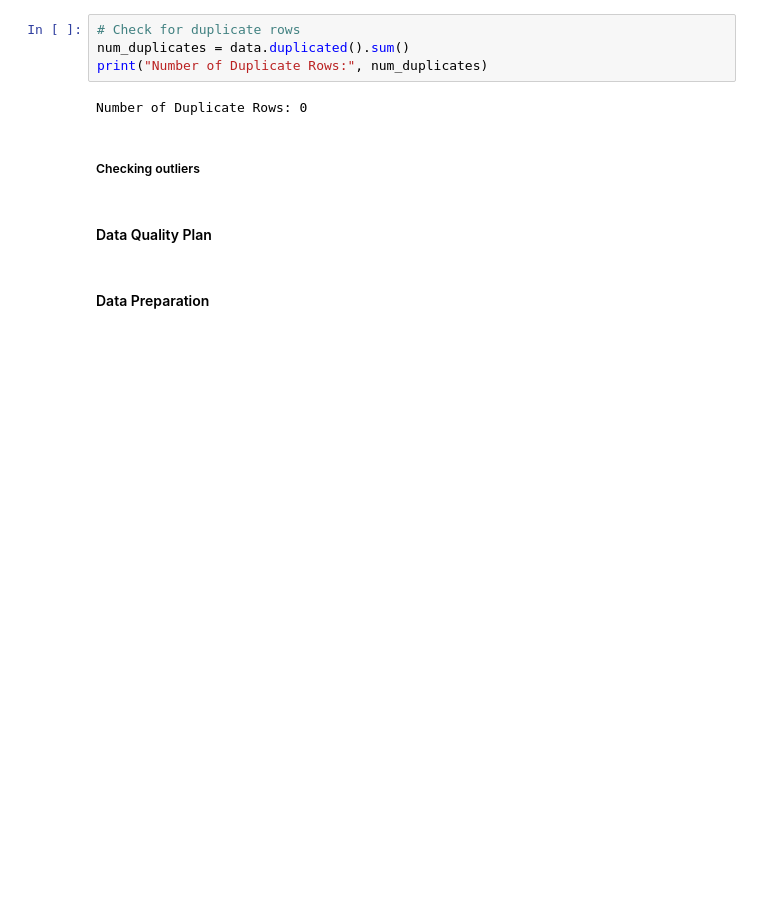
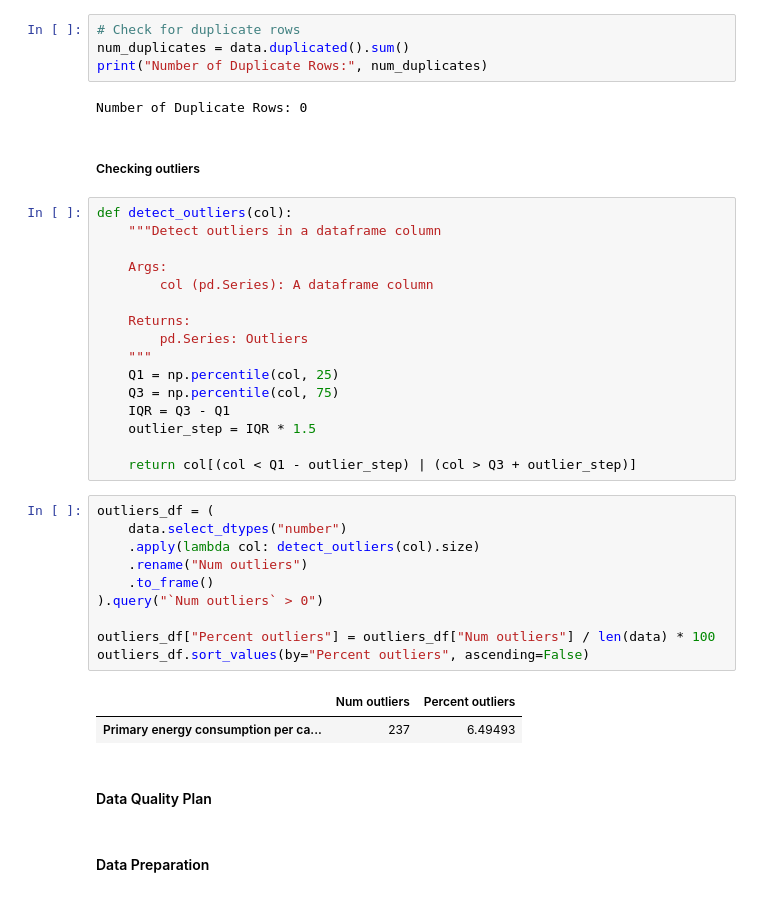
Before and after one commit to KunjPathak12/CO2-Emmisions-and-Renewable-Energy-Forecasting, a Jupyter notebook: solution.ipynb, the cells around one changed output. Saved outputs shown, nothing was run; the diff lists cells and outputs as text; blank space fills up the shorter version.

Commit message:
outliers

```diff
--- a/solution.ipynb
+++ b/solution.ipynb
@@ -134,6 +135,35 @@ print("Number of Duplicate Rows:", num_duplicates)
 Number of Duplicate Rows: 0
 # %% [markdown]
 ##### Checking outliers
+# %%
+def detect_outliers(col):
+    """Detect outliers in a dataframe column
+
+    Args:
+        col (pd.Series): A dataframe column
+
+    Returns:
+        pd.Series: Outliers
+    """
+    Q1 = np.percentile(col, 25)
+    Q3 = np.percentile(col, 75)
+    IQR = Q3 - Q1
+    outlier_step = IQR * 1.5
+
+    return col[(col < Q1 - outlier_step) | (col > Q3 + outlier_step)]
+# %%
+outliers_df = (
+    data.select_dtypes("number")
+    .apply(lambda col: detect_outliers(col).size)
+    .rename("Num outliers")
+    .to_frame()
+).query("`Num outliers` > 0")
+
+outliers_df["Percent outliers"] = outliers_df["Num outliers"] / len(data) * 100
+outliers_df.sort_values(by="Percent outliers", ascending=False)
+# %% [output]
+|  | Num outliers | Percent outliers |
+| Primary energy consumption per ca... | 237 | 6.49493 |
 # %% [markdown]
 #### Data Quality Plan
 # %% [markdown]
```
Also changed, not shown: parts of 1 cell of this notebook.
